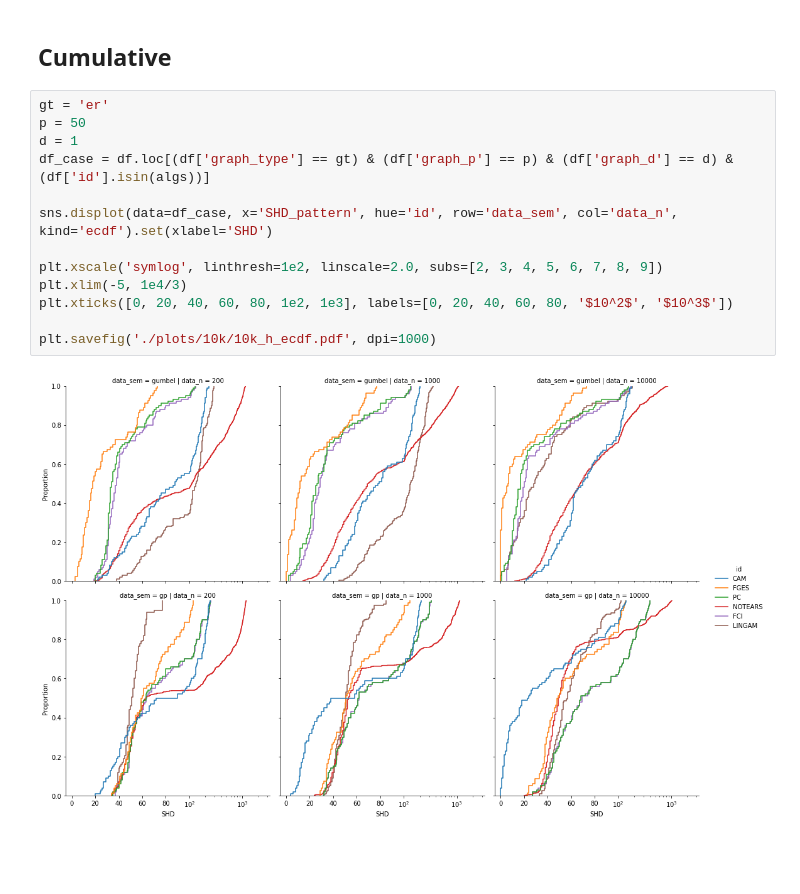
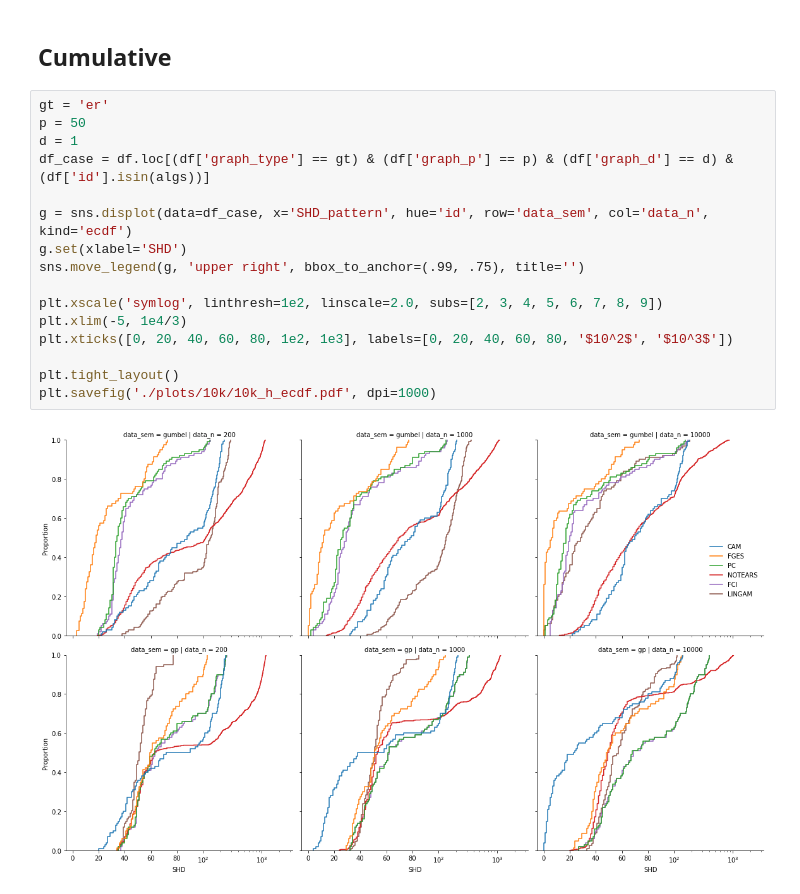
Before and after one commit to misoc-mml/hyperparams-causal-discovery, a Jupyter notebook: hyperparams/hyperparam_10k.ipynb, the cells around one changed output. Saved outputs shown, nothing was run; the diff lists cells and outputs as text; blank space fills up the shorter version.

Commit message:
A bit of plot-polishing.

```diff
--- a/hyperparams/hyperparam_10k.ipynb
+++ b/hyperparams/hyperparam_10k.ipynb
@@ -132,15 +134,18 @@ plt.savefig('./plots/10k/10k_h_box.pdf', dpi=1000)
 # %%
 gt = 'er'
 p = 50
 d = 1
 df_case = df.loc[(df['graph_type'] == gt) & (df['graph_p'] == p) & (df['graph_d'] == d) & (df['id'].isin(algs))]
 
-sns.displot(data=df_case, x='SHD_pattern', hue='id', row='data_sem', col='data_n', kind='ecdf').set(xlabel='SHD')
+g = sns.displot(data=df_case, x='SHD_pattern', hue='id', row='data_sem', col='data_n', kind='ecdf')
+g.set(xlabel='SHD')
+sns.move_legend(g, 'upper right', bbox_to_anchor=(.99, .75), title='')
 
 plt.xscale('symlog', linthresh=1e2, linscale=2.0, subs=[2, 3, 4, 5, 6, 7, 8, 9])
 plt.xlim(-5, 1e4/3)
 plt.xticks([0, 20, 40, 60, 80, 1e2, 1e3], labels=[0, 20, 40, 60, 80, '$10^2$', '$10^3$'])
 
+plt.tight_layout()
 plt.savefig('./plots/10k/10k_h_ecdf.pdf', dpi=1000)
 # %% [output]
-[figure, old version]
+[figure, new version]
```
Also changed, not shown: parts of 1 cell of this notebook, 11 other files.
